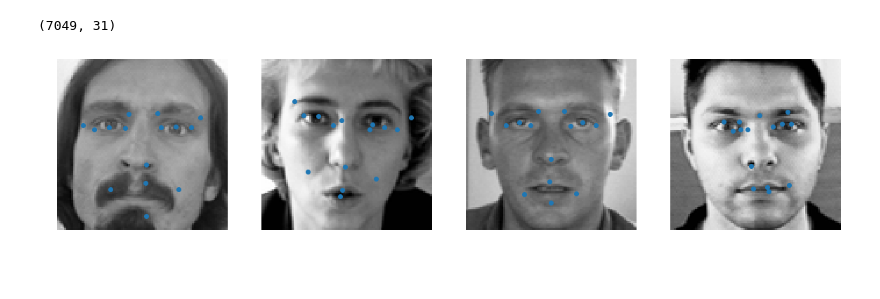
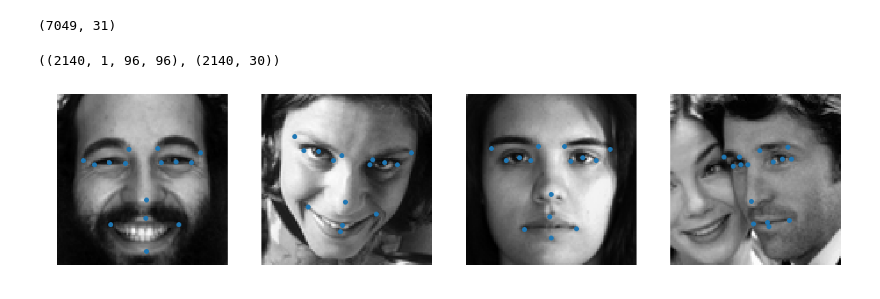
Before and after one commit to RenatoBMLR/Facial_Keypoints_Detection, a Jupyter notebook: Facial_keypoints_detection.ipynb, the cells around one changed output. Saved outputs shown, nothing was run; the diff lists cells and outputs as text; code cells hidden in the pictures.

```diff
--- a/Facial_keypoints_detection.ipynb
+++ b/Facial_keypoints_detection.ipynb
@@ -53,7 +100,7 @@ def get_X(df):
 
     X = np.vstack(df['Image'].values) / 255.  # scale pixel values to [0, 1]
     X = X.astype(np.float32)
-    X = X.reshape(-1, 96, 96, 1) # return each images as 96 x 96 x 1
+    X = X.reshape(-1, 1, 96, 96) # return each images as 1 x 96 x 96
     return X
 
 def get_train_target(df, X):
@@ -72,17 +119,21 @@ df_train = drop_nan(df_train)
 df_train['Image'] = df_train['Image'].apply(lambda im: get_image(im))
 X_train = get_X(df_train)
 y_train, X_train = get_train_target(df_train, X_train)
+# %%
+(X_train.shape, y_train.shape)
+# %% [output]
+((2140, 1, 96, 96), (2140, 30))
 # %%
 plt.figure(figsize=(20,5))
 for i in range(0, 4):
     plt.subplot(1,4,i+1)
-    img = np.squeeze(X[i])
+    img = np.squeeze(X_train[i])
     cordinates = y_train[i]* 48 + 48
     plt.imshow(img, cmap = 'gray')
     plt.plot(cordinates[::2], cordinates[1::2], 'o')
     plt.axis('off')
 # %% [output]
-[figure, old version]
+[figure, new version]
 # %%
 X_train = torch.from_numpy(X_train).type(torch.FloatTensor)
 y_train = torch.from_numpy(y_train).type(torch.LongTensor)
```
Also changed, not shown: parts of 5 cells of this notebook.
